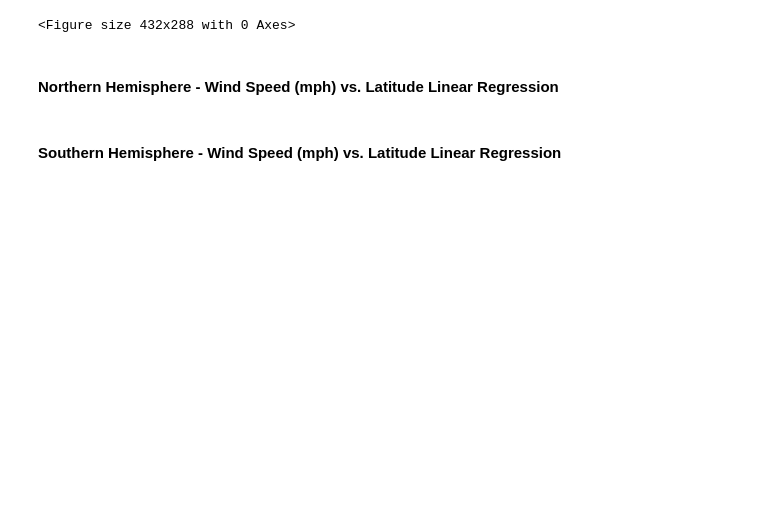
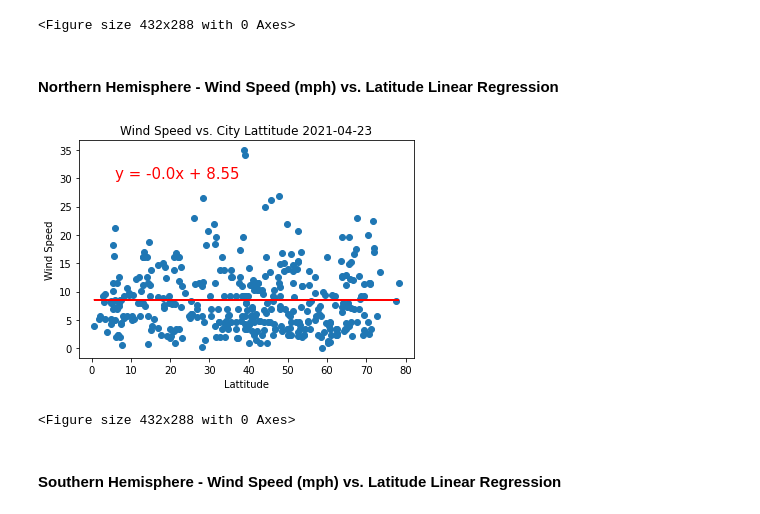
Before and after one commit to Teablee/python-api-challenge, a Jupyter notebook: WeatherPy/WeatherPy.ipynb, the cells around one changed output. Cells and saved outputs as stored; diff of their text form; code cells hidden in the pictures; blank space fills up the shorter version.

Commit message:
updated and finished graphs

```diff
--- a/WeatherPy/WeatherPy.ipynb
+++ b/WeatherPy/WeatherPy.ipynb
@@ -362,22 +362,25 @@ plt.savefig('SH_clouds_lat.png')
 # %% [markdown]
 ####  Northern Hemisphere - Wind Speed (mph) vs. Latitude Linear Regression
 # %%
-plt.scatter(NH_df['Lat'], NH_df['Cloudiness'])
-plt.title(f'Cloudiness vs. City Lattitude {datetime.date.today()}')
+plt.scatter(NH_df['Lat'], NH_df['Wind Speed'])
+plt.title(f'Wind Speed vs. City Lattitude {datetime.date.today()}')
 plt.xlabel('Lattitude')
-plt.ylabel('Cloudiness (%)')
+plt.ylabel('Wind Speed')
 
 x_values = NH_df['Lat']
-y_values = NH_df['Cloudiness']
+y_values = NH_df['Wind Speed']
 
 (slope, intercept, rvalue, pvalue, stderr) = linregress(x_values, y_values)
 regress_values = x_values * slope + intercept
 line_eq = "y = " + str(round(slope, 2)) + "x + " + str(round(intercept, 2))
 
 plt.plot(x_values, regress_values, "r-")
-plt.annotate(line_eq, (6,10),fontsize=15, color="red")
+plt.annotate(line_eq, (6,30),fontsize=15, color="red")
 
 plt.show()
-plt.savefig('NH_clouds_lat.png')
+plt.savefig('NH_wind_lat.png')
+# %% [output]
+[figure, added]
+<Figure size 432x288 with 0 Axes>
 # %% [markdown]
 ####  Southern Hemisphere - Wind Speed (mph) vs. Latitude Linear Regression
```
Also changed, not shown: parts of 14 cells of this notebook, 3 other files.
